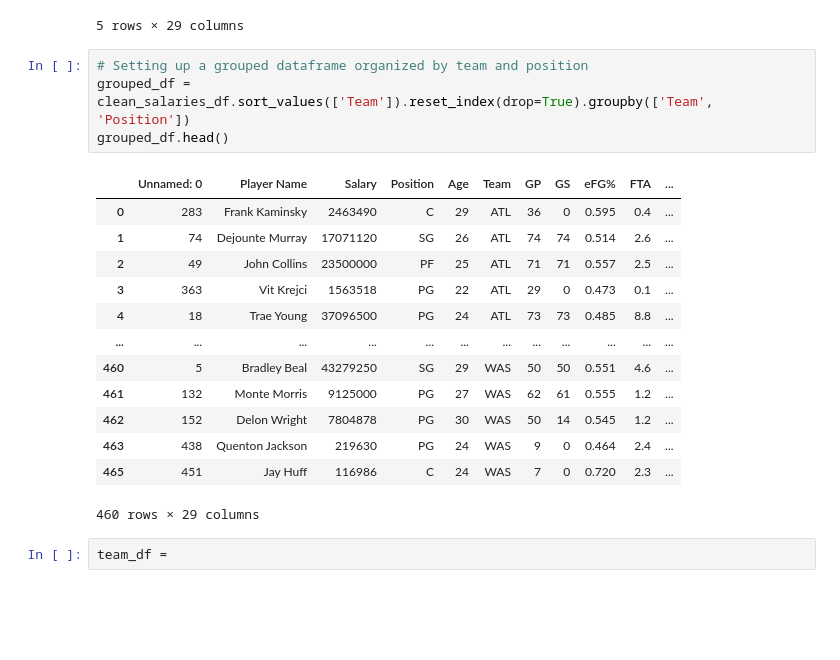
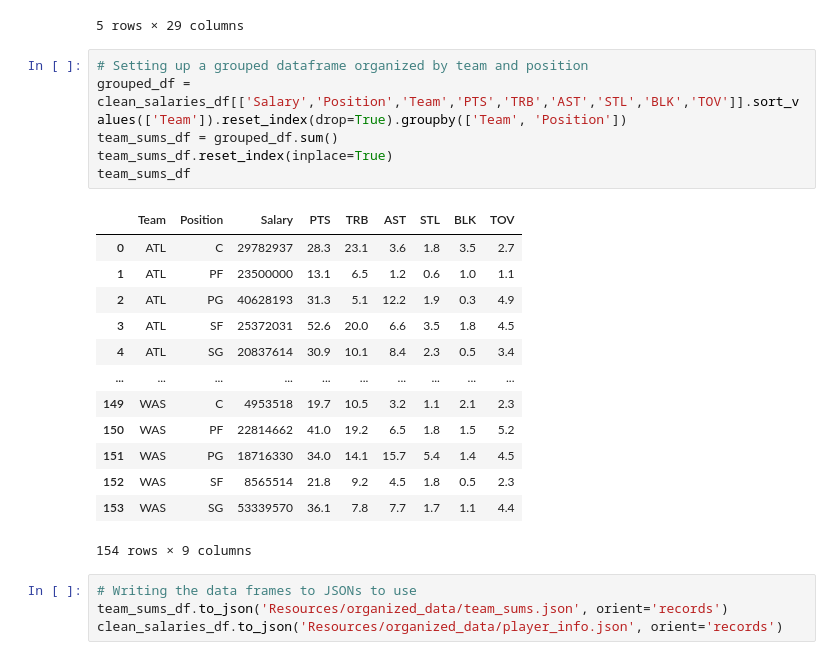
Before and after one commit to wreinhold/nba-analysis-project, a Jupyter notebook: backend-code/data_cleaning.ipynb, the cells around one changed output. Saved outputs shown, nothing was run; the diff lists cells and outputs as text; blank space fills up the shorter version.

```diff
--- a/backend-code/data_cleaning.ipynb
+++ b/backend-code/data_cleaning.ipynb
@@ -117,21 +117,25 @@ clean_salaries_df.head()
 5 rows × 29 columns
 # %%
 # Setting up a grouped dataframe organized by team and position
-grouped_df = clean_salaries_df.sort_values(['Team']).reset_index(drop=True).groupby(['Team', 'Position'])
-grouped_df.head()
+grouped_df = clean_salaries_df[['Salary','Position','Team','PTS','TRB','AST','STL','BLK','TOV']].sort_values(['Team']).reset_index(drop=True).groupby(['Team', 'Position'])
+team_sums_df = grouped_df.sum()
+team_sums_df.reset_index(inplace=True)
+team_sums_df
 # %% [output]
-|  | Unnamed: 0 | Player Name | Salary | Position | Age | Team | GP | GS | eFG% | FTA | ... |
-| 0 | 283 | Frank Kaminsky | 2463490 | C | 29 | ATL | 36 | 0 | 0.595 | 0.4 | ... |
-| 1 | 74 | Dejounte Murray | 17071120 | SG | 26 | ATL | 74 | 74 | 0.514 | 2.6 | ... |
-| 2 | 49 | John Collins | 23500000 | PF | 25 | ATL | 71 | 71 | 0.557 | 2.5 | ... |
-| 3 | 363 | Vit Krejci | 1563518 | PG | 22 | ATL | 29 | 0 | 0.473 | 0.1 | ... |
-| 4 | 18 | Trae Young | 37096500 | PG | 24 | ATL | 73 | 73 | 0.485 | 8.8 | ... |
-| ... | ... | ... | ... | ... | ... | ... | ... | ... | ... | ... | ... |
-| 460 | 5 | Bradley Beal | 43279250 | SG | 29 | WAS | 50 | 50 | 0.551 | 4.6 | ... |
-| 461 | 132 | Monte Morris | 9125000 | PG | 27 | WAS | 62 | 61 | 0.555 | 1.2 | ... |
-| 462 | 152 | Delon Wright | 7804878 | PG | 30 | WAS | 50 | 14 | 0.545 | 1.2 | ... |
-| 463 | 438 | Quenton Jackson | 219630 | PG | 24 | WAS | 9 | 0 | 0.464 | 2.4 | ... |
-| 465 | 451 | Jay Huff | 116986 | C | 24 | WAS | 7 | 0 | 0.720 | 2.3 | ... |
+|  | Team | Position | Salary | PTS | TRB | AST | STL | BLK | TOV |
+| 0 | ATL | C | 29782937 | 28.3 | 23.1 | 3.6 | 1.8 | 3.5 | 2.7 |
+| 1 | ATL | PF | 23500000 | 13.1 | 6.5 | 1.2 | 0.6 | 1.0 | 1.1 |
+| 2 | ATL | PG | 40628193 | 31.3 | 5.1 | 12.2 | 1.9 | 0.3 | 4.9 |
+| 3 | ATL | SF | 25372031 | 52.6 | 20.0 | 6.6 | 3.5 | 1.8 | 4.5 |
+| 4 | ATL | SG | 20837614 | 30.9 | 10.1 | 8.4 | 2.3 | 0.5 | 3.4 |
+| ... | ... | ... | ... | ... | ... | ... | ... | ... | ... |
+| 149 | WAS | C | 4953518 | 19.7 | 10.5 | 3.2 | 1.1 | 2.1 | 2.3 |
+| 150 | WAS | PF | 22814662 | 41.0 | 19.2 | 6.5 | 1.8 | 1.5 | 5.2 |
+| 151 | WAS | PG | 18716330 | 34.0 | 14.1 | 15.7 | 5.4 | 1.4 | 4.5 |
+| 152 | WAS | SF | 8565514 | 21.8 | 9.2 | 4.5 | 1.8 | 0.5 | 2.3 |
+| 153 | WAS | SG | 53339570 | 36.1 | 7.8 | 7.7 | 1.7 | 1.1 | 4.4 |
-460 rows × 29 columns
+154 rows × 9 columns
-# %%
-team_df =
+# %%
+# Writing the data frames to JSONs to use
+team_sums_df.to_json('Resources/organized_data/team_sums.json', orient='records')
+clean_salaries_df.to_json('Resources/organized_data/player_info.json', orient='records')
```
Also changed, not shown: 33 other files.
